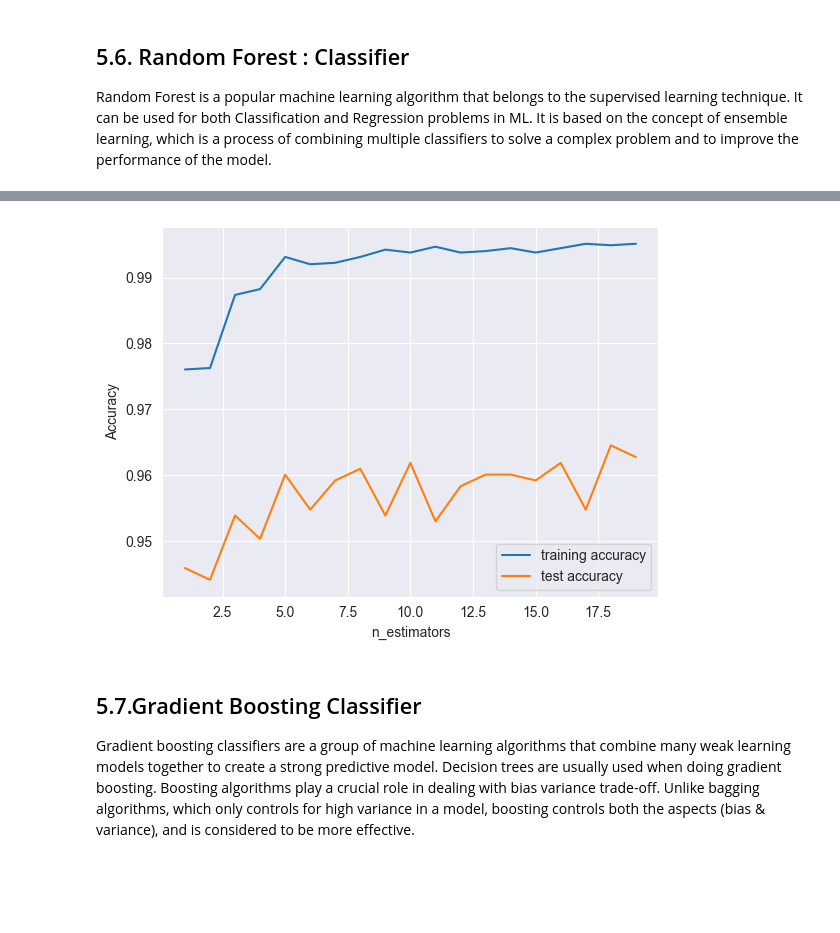
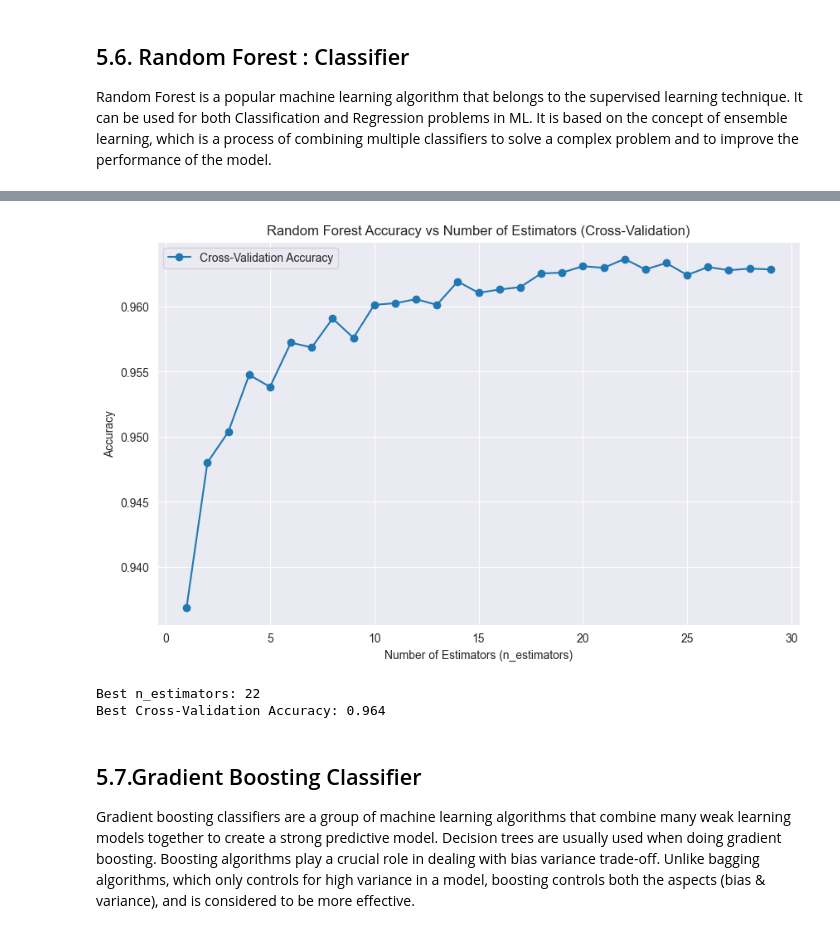
Before and after one commit to HarryD97/URL-Content-based-Phishing-Website-Detection-using-Machine-Learning, a Jupyter notebook: Model/Training.ipynb, the cells around one changed output, grey strips where cells are left out. Saved outputs shown, nothing was run; the diff lists cells and outputs as text; code cells hidden in the pictures; blank space fills up the shorter version.

```diff
--- a/Model/Training.ipynb
+++ b/Model/Training.ipynb
@@ -380,22 +468,2 @@ weighted avg       0.96      0.96      0.96      1128
 # %%
-training_accuracy = []
-test_accuracy = []
-# try max_depth from 1 to 30
-depth = range(1,30)
-for n in depth:
-    tree_test = DecisionTreeClassifier(max_depth=n)
-
-    tree_test.fit(X_train, y_train)
-    # record training set accuracy
-    training_accuracy.append(tree_test.score(X_train, y_train))
-    # record generalization accuracy
-    test_accuracy.append(tree_test.score(X_test, y_test))
-
-
-#plotting the training & testing accuracy for max_depth from 1 to 30
-plt.plot(depth, training_accuracy, label="training accuracy")
-plt.plot(depth, test_accuracy, label="test accuracy")
-plt.ylabel("Accuracy")
-plt.xlabel("max_depth")
-plt.legend();
 # %% [output]
@@ -477,27 +568,44 @@ weighted avg       0.96      0.96      0.96      1128
 # %%
-training_accuracy = []
-test_accuracy = []
-# try max_depth from 1 to 20
-depth = range(1,20)
-for n in depth:
-    forest_test =  RandomForestClassifier(n_estimators=n)
+from sklearn.ensemble import RandomForestClassifier
+from sklearn.model_selection import cross_val_score
+import matplotlib.pyplot as plt
+import numpy as np
 
-    forest_test.fit(X_train, y_train)
-    # record training set accuracy
-    training_accuracy.append(forest_test.score(X_train, y_train))
-    # record generalization accuracy
-    test_accuracy.append(forest_test.score(X_test, y_test))
+# Define lists to store cross-validated accuracy scores
+cv_mean_accuracy = []
 
+# Try n_estimators from 1 to 20
+n_estimators_range = range(1, 30)
 
-#plotting the training & testing accuracy for n_estimators from 1 to 20
-plt.figure(figsize=None)
-plt.plot(depth, training_accuracy, label="training accuracy")
-plt.plot(depth, test_accuracy, label="test accuracy")
+for n in n_estimators_range:
+    forest_test = RandomForestClassifier(n_estimators=n, random_state=42)
+
+    # Perform 5-fold cross-validation and calculate mean accuracy
+    scores = cross_val_score(forest_test, X_train, y_train, cv=5, scoring='accuracy')
+    cv_mean_accuracy.append(np.mean(scores))
+
+# Plotting cross-validation accuracy for n_estimators from 1 to 20
+plt.figure(figsize=(10, 6))
+plt.plot(n_estimators_range, cv_mean_accuracy, label="Cross-Validation Accuracy", marker='o')
 plt.ylabel("Accuracy")
-plt.xlabel("n_estimators")
-plt.legend();
+plt.xlabel("Number of Estimators (n_estimators)")
+plt.title("Random Forest Accuracy vs Number of Estimators (Cross-Validation)")
+plt.legend()
+plt.grid(True)
+plt.show()
+
+# Find the best n_estimators and corresponding accuracy
+best_index = np.argmax(cv_mean_accuracy)
+best_n_estimators = n_estimators_range[best_index]
+best_accuracy = cv_mean_accuracy[best_index]
+
+# Output the best n_estimators and corresponding accuracy
+print(f"Best n_estimators: {best_n_estimators}")
+print(f"Best Cross-Validation Accuracy: {best_accuracy:.3f}")
 # %% [output]
-[figure, old version]
+[figure, new version]
+Best n_estimators: 22
+Best Cross-Validation Accuracy: 0.964
 # %%
 #storing the results. The below mentioned order of parameter passing is important.
 
```
Also changed, not shown: parts of 21 cells of this notebook, 2 other files.
